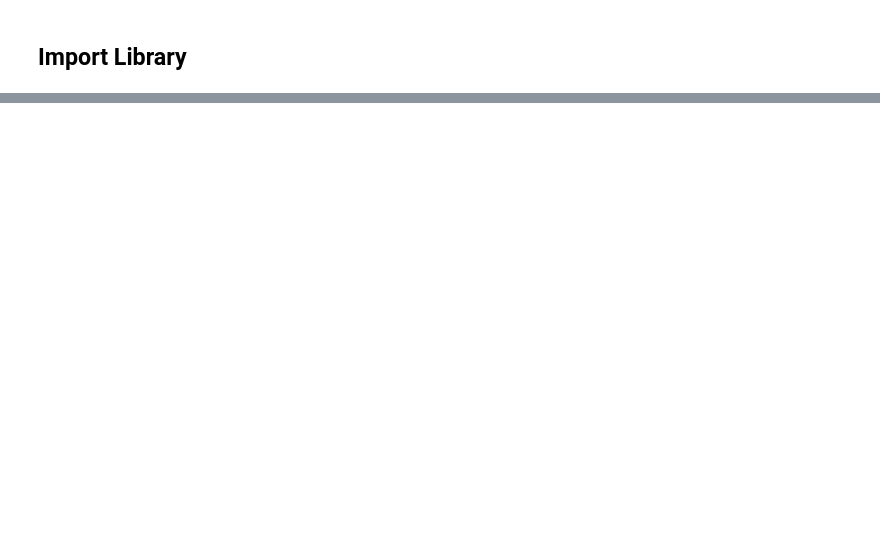
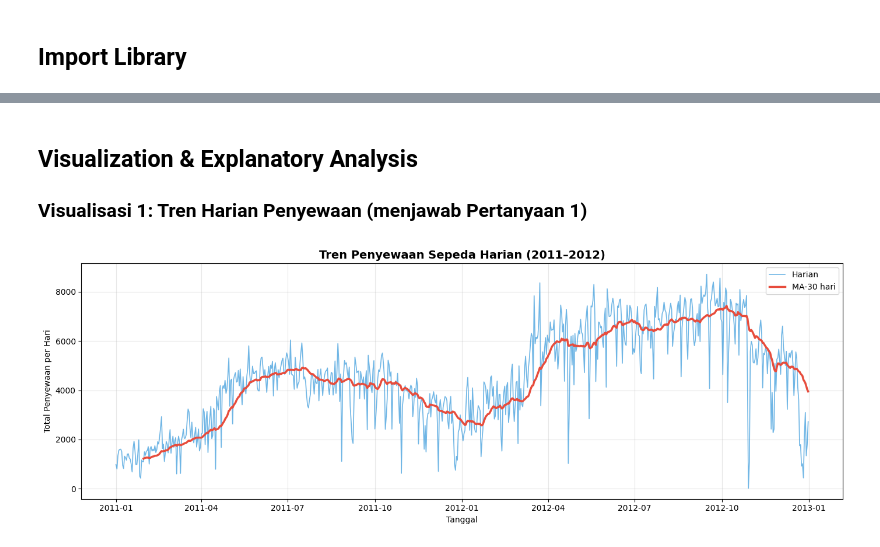
Before and after one commit to HaqiKuy470/CodingCamp, a Jupyter notebook: notebook.ipynb, the cells around one changed output, grey strips where cells are left out. Saved outputs shown, nothing was run; the diff lists cells and outputs as text; code cells hidden in the pictures; blank space fills up the shorter version.

```diff
--- a/notebook.ipynb
+++ b/notebook.ipynb
@@ -27,6 +58,7 @@ Sumber: [UCI Machine Learning Repository](https://archive.ics.uci.edu/ml/dataset
 # %%
-df_hour = pd.read_csv('data/hour.csv')
-df_day  = pd.read_csv('data/day.csv')
+df_hour = pd.read_csv('hour.csv')
+df_day  = pd.read_csv('day.csv')
+
 print('=== hour.csv ===')
-print(f'Shape : {df_hour.shape}')
-print(df_hour.head())
+print(f'Shape: {df_hour.shape}')
+df_hour.head()
@@ -337,0 +279,18 @@ Kondisi cuaca dan musim berdampak signifikan:
+# %% [markdown]
+## Visualization & Explanatory Analysis
+
+### Visualisasi 1: Tren Harian Penyewaan (menjawab Pertanyaan 1)
+# %%
+fig, ax = plt.subplots(figsize=(14, 5))
+ax.plot(df_day['dteday'], df_day['cnt'],
+        color='#3498db', lw=1.2, alpha=0.7, label='Harian')
+ax.plot(df_day['dteday'], df_day['cnt'].rolling(30).mean(),
+        color='#e74c3c', lw=2.5, label='MA-30 hari')
+ax.set_title('Tren Penyewaan Sepeda Harian (2011–2012)', fontsize=14, fontweight='bold')
+ax.set_xlabel('Tanggal'); ax.set_ylabel('Total Penyewaan per Hari')
+ax.legend(); ax.grid(alpha=0.3)
+plt.tight_layout()
+plt.savefig('tren_harian.png', dpi=150, bbox_inches='tight')
+plt.show()
+# %% [output]
+[figure, added]
```
Also changed, not shown: parts of 56 cells of this notebook, 1 other file.
